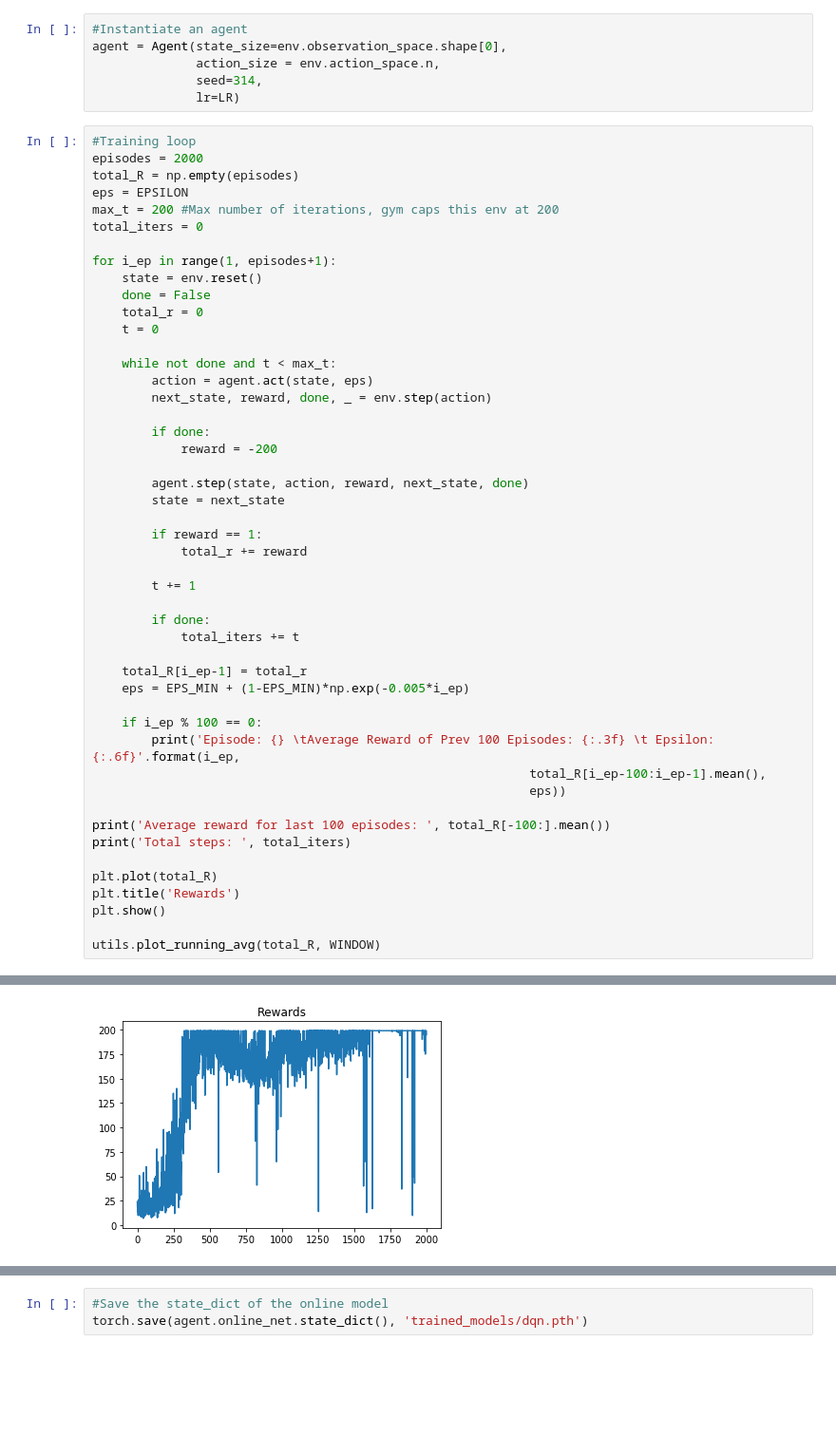
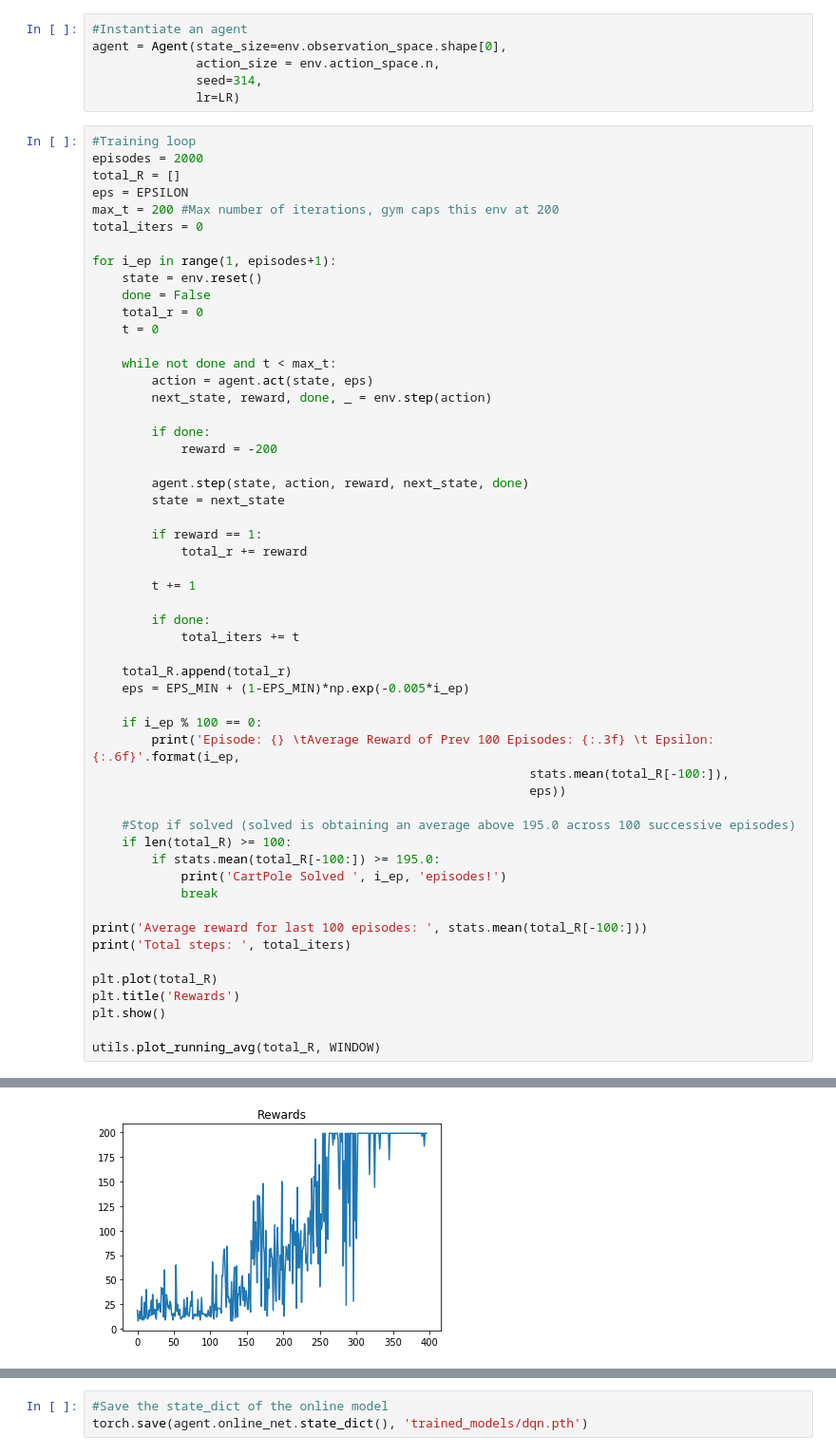
Before and after one commit to DaltonSchutte/deep_rl, a Jupyter notebook: dqn/dqn_pytorch.ipynb, the cells around one changed output, grey strips where cells are left out. Shown at 95% size. Cells and saved outputs as stored; diff of their text form; blank space fills up the shorter version.

Commit message:
updates to training loop and graphing util
Added early stopping to training loop once env is solved

```diff
--- a/dqn/dqn_pytorch.ipynb
+++ b/dqn/dqn_pytorch.ipynb
@@ -128,7 +129,7 @@ agent = Agent(state_size=env.observation_space.shape[0],
 # %%
 #Training loop
 episodes = 2000
-total_R = np.empty(episodes)
+total_R = []
 eps = EPSILON
 max_t = 200 #Max number of iterations, gym caps this env at 200
 total_iters = 0
@@ -157,15 +158,21 @@ for i_ep in range(1, episodes+1):
         if done:
             total_iters += t
 
-    total_R[i_ep-1] = total_r
+    total_R.append(total_r)
     eps = EPS_MIN + (1-EPS_MIN)*np.exp(-0.005*i_ep)
 
     if i_ep % 100 == 0:
         print('Episode: {} \tAverage Reward of Prev 100 Episodes: {:.3f} \t Epsilon: {:.6f}'.format(i_ep,
-                                                           total_R[i_ep-100:i_ep-1].mean(),
+                                                           stats.mean(total_R[-100:]),
                                                            eps))
 
-print('Average reward for last 100 episodes: ', total_R[-100:].mean())
+    #Stop if solved (solved is obtaining an average above 195.0 across 100 successive episodes)
+    if len(total_R) >= 100:
+        if stats.mean(total_R[-100:]) >= 195.0:
+            print('CartPole Solved ', i_ep, 'episodes!')
+            break
+
+print('Average reward for last 100 episodes: ', stats.mean(total_R[-100:]))
 print('Total steps: ', total_iters)
 
 plt.plot(total_R)
@@ -194 +190 @@ Total steps:  321958
-[figure, old version]
+[figure, new version]
```
Also changed, not shown: parts of 2 cells of this notebook, 3 other files.
